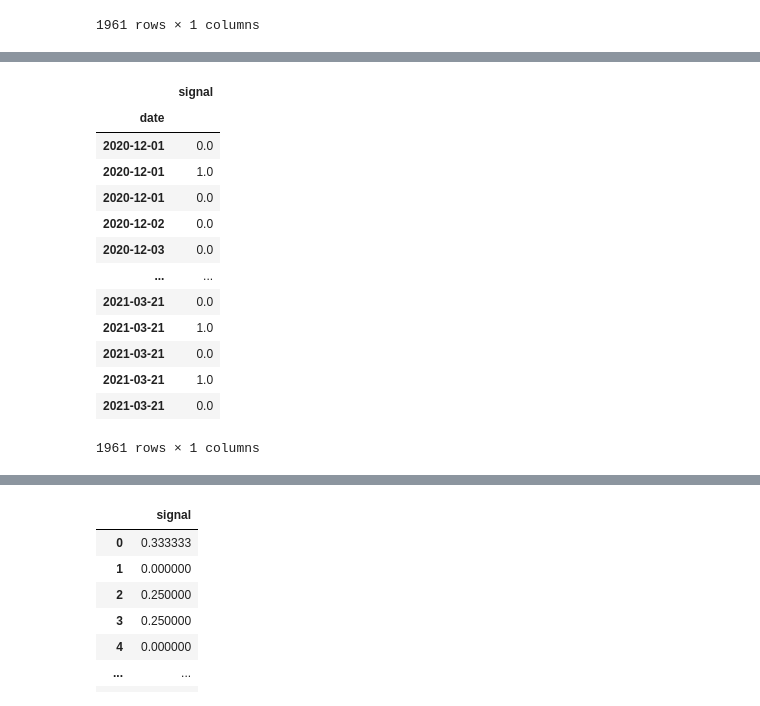
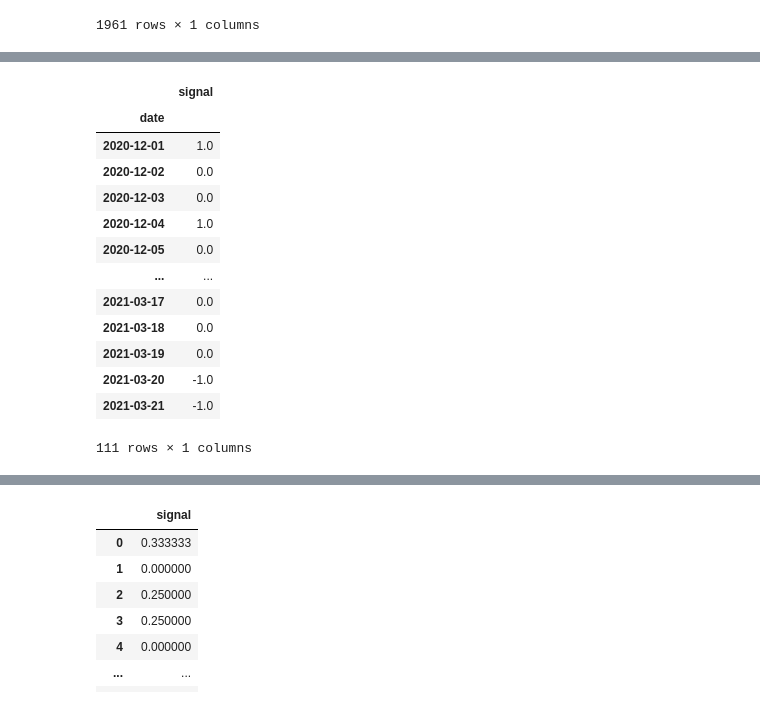
Before and after one commit to maxla777/Project-2, a Jupyter notebook: Max/forLoop.ipynb, the cells around one changed output, grey strips where cells are left out. Cells and saved outputs as stored; diff of their text form; code cells hidden in the pictures.

```diff
--- a/Max/forLoop.ipynb
+++ b/Max/forLoop.ipynb
@@ -164,3 +159,6 @@ eth
 | 2021-03-21 | 0.5106 |
 | 2021-03-21 | -0.3818 |
 1961 rows × 1 columns
+# %%
+eth = eth.groupby(['date']).mean()
+eth.describe()
@@ -167,24 +175,25 @@ eth
 # %%
-upperbound =0.5
-lowerbound =-0.5
+upperbound =0.2751
+lowerbound =0.125
 
+#eth=eth.pivot_table(index='date'aggfunc)
 eth['bullish']=np.where(eth['Compound']>upperbound,1.0,0.0)
 eth['bearish']=np.where(eth['Compound']<lowerbound,-1.0,0.0)
 eth['signal']=eth['bearish']+eth['bullish']
 eth=eth.drop(columns = ['bullish','bearish','Compound'])
 eth
 # %% [output]
 |  | signal |
 | date |  |
-| 2020-12-01 | 0.0 |
 | 2020-12-01 | 1.0 |
-| 2020-12-01 | 0.0 |
 | 2020-12-02 | 0.0 |
 | 2020-12-03 | 0.0 |
+| 2020-12-04 | 1.0 |
+| 2020-12-05 | 0.0 |
 | ... | ... |
-| 2021-03-21 | 0.0 |
-| 2021-03-21 | 1.0 |
-| 2021-03-21 | 0.0 |
-| 2021-03-21 | 1.0 |
-| 2021-03-21 | 0.0 |
+| 2021-03-17 | 0.0 |
+| 2021-03-18 | 0.0 |
+| 2021-03-19 | 0.0 |
+| 2021-03-20 | -1.0 |
+| 2021-03-21 | -1.0 |
-1961 rows × 1 columns
+111 rows × 1 columns
```
Also changed, not shown: parts of 7 cells of this notebook, 1 other file.
